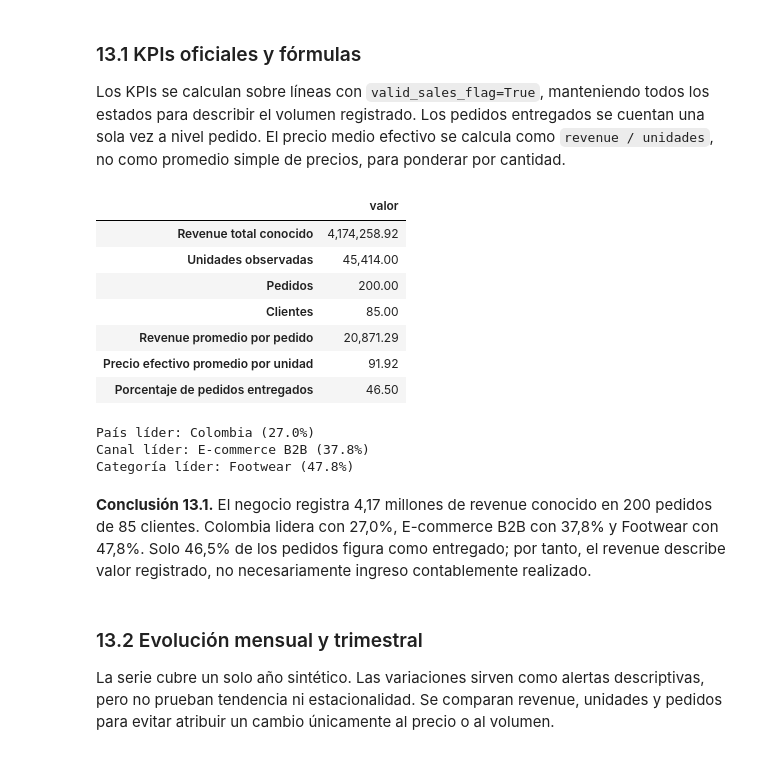
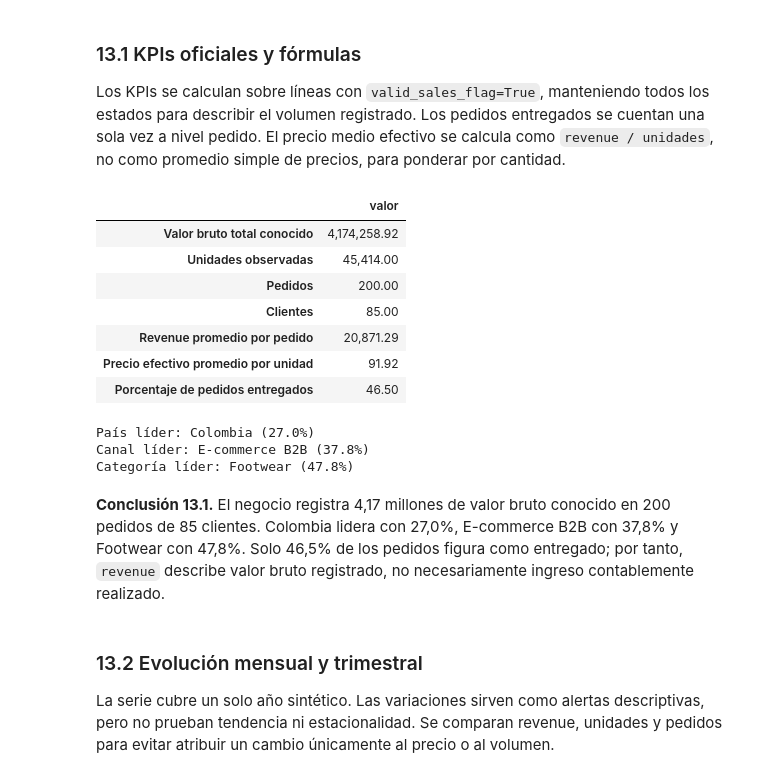
Before and after one commit to JuanCamiloGuerra/adidas-dest-ac, a Jupyter notebook: notebooks/guia_integral_para_entender_proyecto_sportretail.ipynb, the cells around one changed output. Saved outputs shown, nothing was run; the diff lists cells and outputs as text; code cells hidden in the pictures.

```diff
--- a/notebooks/guia_integral_para_entender_proyecto_sportretail.ipynb
+++ b/notebooks/guia_integral_para_entender_proyecto_sportretail.ipynb
@@ -1925,32 +1925,32 @@ Los KPIs se calculan sobre líneas con `valid_sales_flag=True`, manteniendo todo
 # %%
 valid_sales = analysis_df.loc[analysis_df["valid_sales_flag"]].copy()
 orders_status = valid_sales[["order_id", "order_status"]].drop_duplicates("order_id")
 
 def leader_by_revenue(data, column):
     ranking = data.groupby(column, dropna=False)["revenue"].sum().sort_values(ascending=False)
     return ranking.index[0], ranking.iloc[0] / ranking.sum()
 
 leading_country, leading_country_share = leader_by_revenue(valid_sales, "country")
 leading_channel, leading_channel_share = leader_by_revenue(valid_sales, "channel")
 leading_category, leading_category_share = leader_by_revenue(valid_sales, "category")
 
 kpis = pd.Series({
-    "Revenue total conocido": valid_sales["revenue"].sum(),
+    "Valor bruto total conocido": valid_sales["revenue"].sum(),
     "Unidades observadas": valid_sales["quantity"].sum(),
     "Pedidos": valid_sales["order_id"].nunique(),
     "Clientes": valid_sales["user_id"].nunique(),
     "Revenue promedio por pedido": valid_sales["revenue"].sum() / valid_sales["order_id"].nunique(),
     "Precio efectivo promedio por unidad": valid_sales["revenue"].sum() / valid_sales["quantity"].sum(),
     "Porcentaje de pedidos entregados": orders_status["order_status"].eq("delivered").mean() * 100,
 })
 
 display(kpis.to_frame("valor"))
 print(f"País líder: {leading_country} ({leading_country_share:.1%})")
 print(f"Canal líder: {leading_channel} ({leading_channel_share:.1%})")
 print(f"Categoría líder: {leading_category} ({leading_category_share:.1%})")
 # %% [output]
 |  | valor |
-| Revenue total conocido | 4,174,258.92 |
+| Valor bruto total conocido | 4,174,258.92 |
 | Unidades observadas | 45,414.00 |
 | Pedidos | 200.00 |
 | Clientes | 85.00 |
@@ -1961,7 +1961,7 @@ País líder: Colombia (27.0%)
 Canal líder: E-commerce B2B (37.8%)
 Categoría líder: Footwear (47.8%)
 # %% [markdown]
-**Conclusión 13.1.** El negocio registra 4,17 millones de revenue conocido en 200 pedidos de 85 clientes. Colombia lidera con 27,0%, E-commerce B2B con 37,8% y Footwear con 47,8%. Solo 46,5% de los pedidos figura como entregado; por tanto, el revenue describe valor registrado, no necesariamente ingreso contablemente realizado.
+**Conclusión 13.1.** El negocio registra 4,17 millones de valor bruto conocido en 200 pedidos de 85 clientes. Colombia lidera con 27,0%, E-commerce B2B con 37,8% y Footwear con 47,8%. Solo 46,5% de los pedidos figura como entregado; por tanto, `revenue` describe valor bruto registrado, no necesariamente ingreso contablemente realizado.
 # %% [markdown]
 ### 13.2 Evolución mensual y trimestral
 
```
Also changed, not shown: parts of 7 cells of this notebook, 30 other files.
